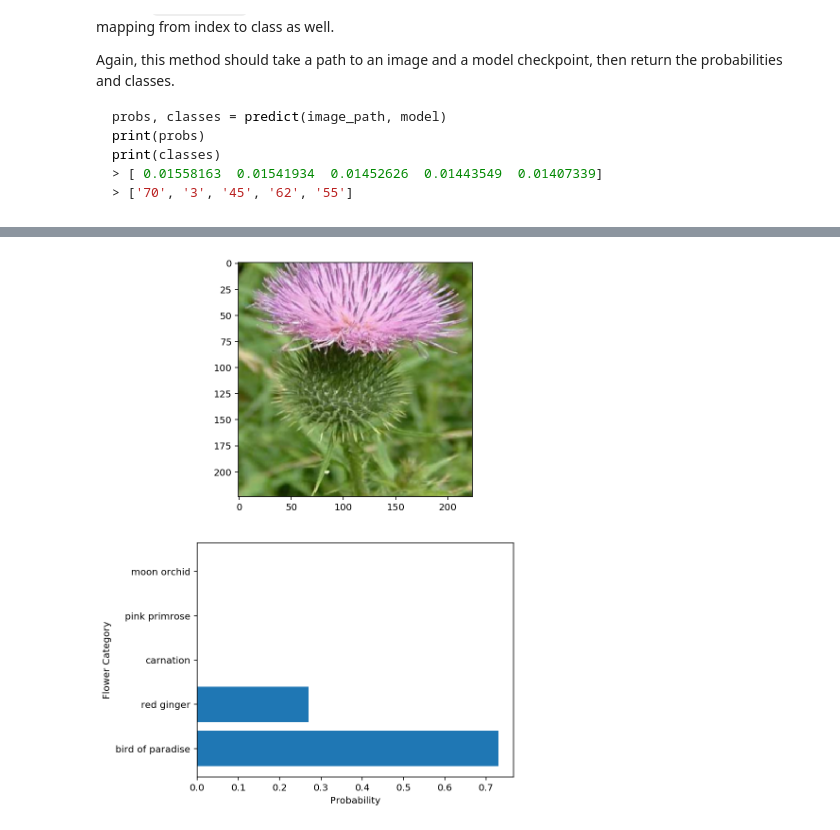
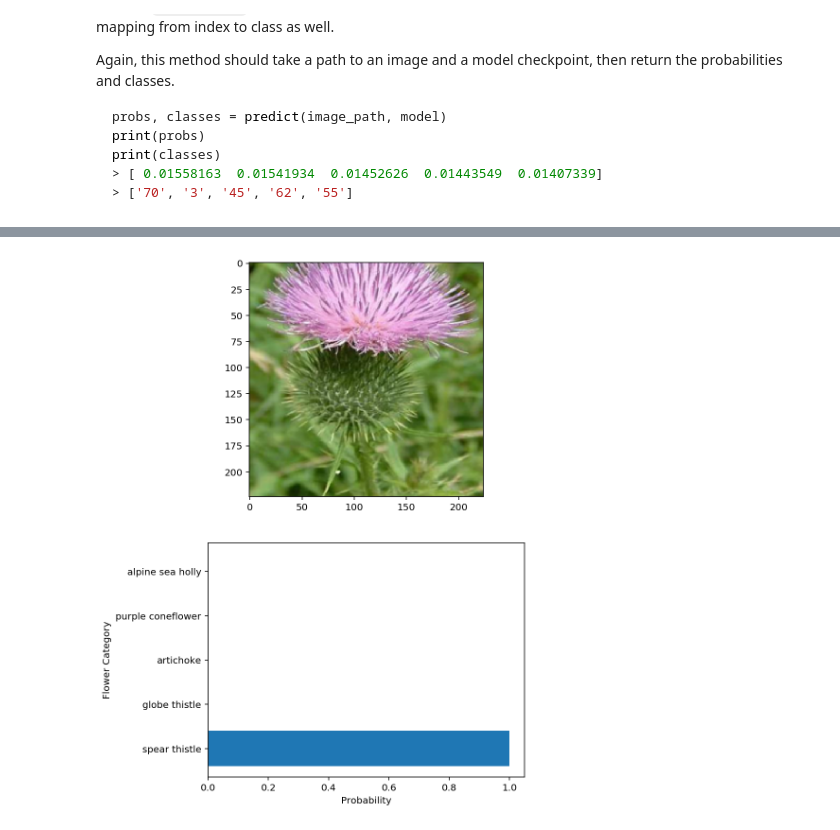
Before and after one commit to turtlehop/RMIT-Classifier, a Jupyter notebook: Image Classifier Project.ipynb, the cells around one changed output, grey strips where cells are left out. Drawn from its saved outputs; the diff is of its cells as text; code cells hidden in the pictures.

```diff
--- a/Image Classifier Project.ipynb
+++ b/Image Classifier Project.ipynb
@@ -176,7 +195,7 @@ model.classifier = classifier
 # %%
 #define Criterion and Optimizer Functions
 criterion = nn.NLLLoss()
-optimizer = optim.Adam(model.classifier.parameters(), lr=0.001)
+optimizer = optim.Adam(model.classifier.parameters(), 0.001)
 # %%
 def validation(model, testloader, criterion):
     test_loss = 0
@@ -488,6 +507,9 @@ def predict(image_path, model, topk=5):
 
     top_ps, top_k_indices = torch.topk(probabilities,topk)
 
+#     print("top_ps: {}".format(top_ps))
+#     print("top_k_indices: {}".format(top_k_indices))
+
     top_ps = np.array(top_ps.detach())[0]
     top_k_indices = np.array(top_k_indices.detach())[0]
 
@@ -496,8 +518,22 @@ def predict(image_path, model, topk=5):
 
     #Converting index to class
 #     print(model.class_to_idx)
+    model.class_to_idx = trainloader.dataset.class_to_idx
+
+#     print("model.class_to_idx: {}".format(model.class_to_idx))
+
+    idx_to_class = { v : k for k,v in model.class_to_idx.items()}
+
+#     print("idx_to_class: {}".format(idx_to_class))
+
+    topk_class = [idx_to_class[x] for x in top_k_indices]
+
+#     print("topk_class: {}".format(topk_class))
+
     key_list = list(model.class_to_idx.keys())
     val_list = list(model.class_to_idx.values())
+
+
 
     class_list = []
     for i in top_k_indices:
@@ -519,38 +555,52 @@ You can convert from the class integer encoding to actual flower names with the
 # TODO: Display an image along with the top 5 classes
 # %%
 image_path = "flowers/train/14/image_06050.jpg"
+# image_path = "flowers/train/19/image_06162.jpg"
 
 #set up plot
 plt.figure(figsize = (6,10))
 ax = plt.subplot(2,1,1)
 
 #flower name
 flower_number = image_path.split("/")[2]
 flower_name = cat_to_name[str(flower_number)]
 
 #plot flower
 image = process_image(image_path)
 imshow(image, ax, title=flower_name)
 
 #prodiction
 flower_ps, flower_index = predict(image_path, model)
 x = []
 
-for number in flower_index:
+key_list = list(model.class_to_idx.keys())
+val_list = list(model.class_to_idx.values())
+class_list = []
+for i in flower_index:
+#     print(key_list[val_list.index(i)])
+    class_list.append(key_list[val_list.index(i)])
+
+
+# print(class_list)
+
+for number in class_list:
 #     print("index {} class {}".format(number, cat_to_name[str(number)]))
     name = cat_to_name[str(number)]
     x.append(name)
+
+# print(x)
+# print(topk_class)
 
 #plot bar graph
 plt.subplot(2,1,2)
 x_pos = [i for i, _ in enumerate(x)]
 base_colour = sb.color_palette()[0]
 plt.barh(x_pos, flower_ps)
 plt.ylabel("Flower Category")
 plt.xlabel("Probability")
 
 
 plt.yticks(x_pos, x)
 plt.show()
 # %% [output]
-[figure, old version]
+[figure, new version]
```
Also changed, not shown: parts of 3 cells of this notebook.
